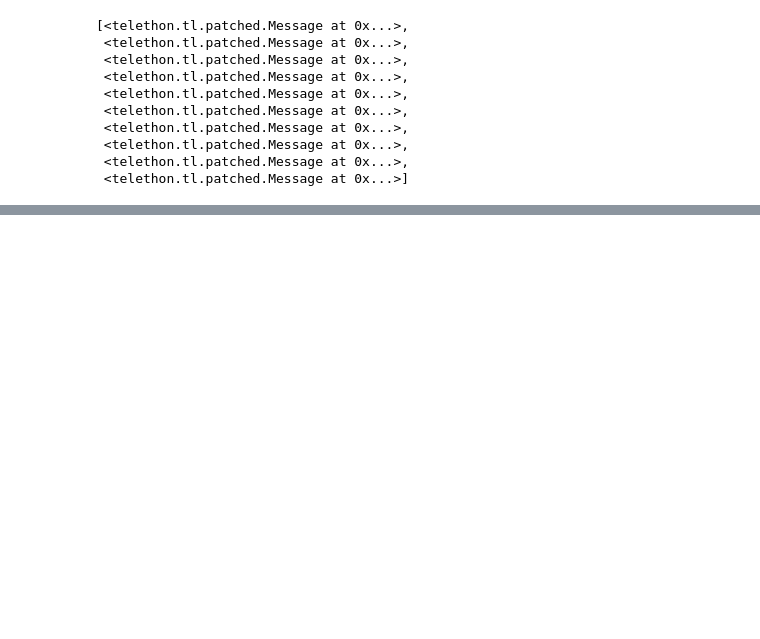
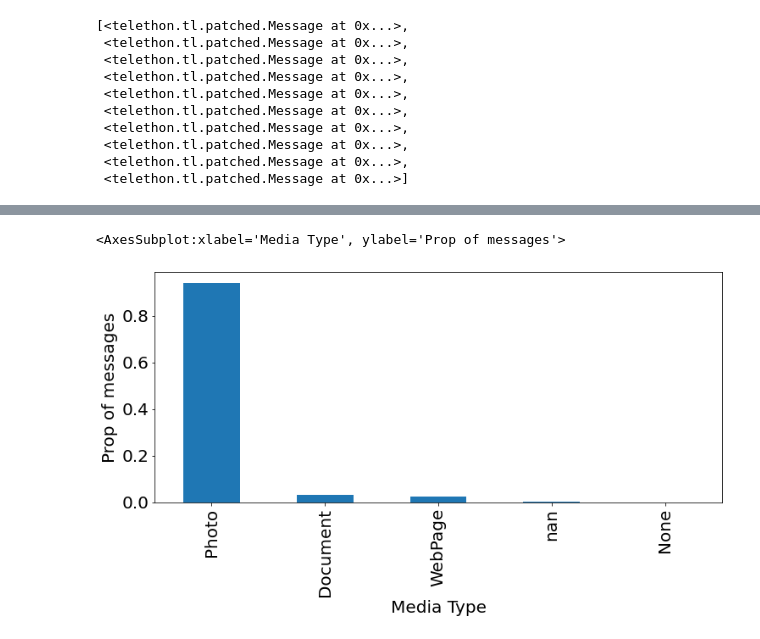
Before and after one commit to IshitaGopal/telegram_data_tutorials, a Jupyter notebook: tutorial.ipynb, the cells around one changed output, grey strips where cells are left out. Saved outputs shown, nothing was run; the diff lists cells and outputs as text; code cells hidden in the pictures; blank space fills up the shorter version.

```diff
--- a/tutorial.ipynb
+++ b/tutorial.ipynb
@@ -261,0 +286,14 @@ daily_count.freq.mean()
+# %%
+# Lets see what media is shared
+import re
+nytimes_df["media_type"] = nytimes_df.media.apply(lambda a: re.sub("MessageMedia", "", a["_"]) if pd.notnull(a) else a)
+# %%
+# Create a plot
+nytimes_df["media_type"].value_counts(normalize=True, dropna=False).plot(
+    kind="bar",
+    ylabel="Prop of messages",
+    xlabel = "Media Type",
+    figsize=(12,5))
+# %% [output]
+<AxesSubplot:xlabel='Media Type', ylabel='Prop of messages'>
+[figure, added]
```
Also changed, not shown: parts of 35 cells of this notebook, 1 other file.
